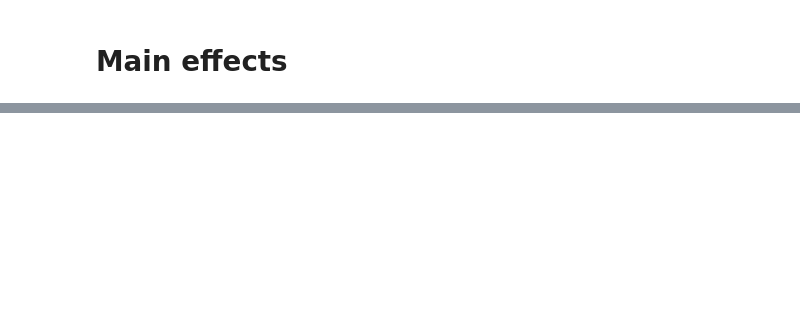
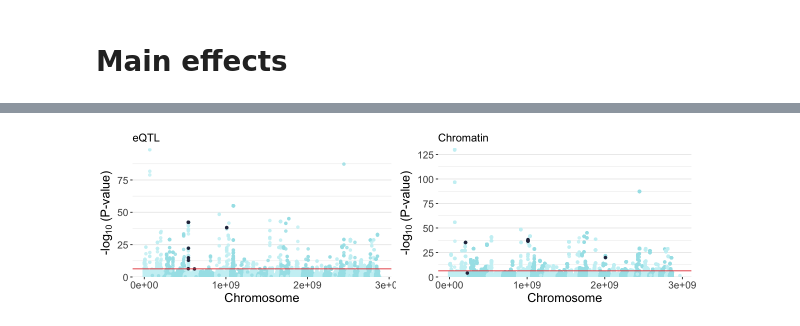
Before and after one commit to DianeDuroux/BiologicalEpistasis, a Jupyter notebook: doc/platform_bias.ipynb, the cells around one changed output, grey strips where cells are left out. Cells and saved outputs as stored; diff of their text form; code cells hidden in the pictures; blank space fills up the shorter version.

```diff
--- a/doc/platform_bias.ipynb
+++ b/doc/platform_bias.ipynb
@@ -68,0 +149,8 @@ Warning message:
+# %%
+gtf <- read_tsv('../data/gencode.v33.annotation.gtf', comment = '#', col_names = F) %>%
+    filter(X3 == 'gene') %>%
+    mutate(ensg = gsub('gene_id "', '', X9),
+           ensg = gsub('\\.[0-9]+".*', '', ensg),
+           chr = gsub('chr', '', X1) %>% as.numeric) %>%
+    rename(pos = X4) %>%
+    select(ensg, chr, pos)
@@ -68,0 +173,76 @@ Warning message:
+# %%
+mh_plot <- function(protocol, tag, mapping) {
+
+    gwais <- read_csv(paste0('../results/withBiofilter_filter/', protocol, '/sign_GenePairs_withoutThreshold.txt'),
+                      col_types = 'cdccd') %>%
+        separate(genePairs_names, into = c('gene_a', 'gene_b'), sep = ' ')
+    epi_genes <- gene2symbol$ensg[gene2symbol$symbol %in% c(gwais$gene_a, gwais$gene_b)] %>% unique
+
+    snp2gene <- read_tsv(paste0('~/projects/waffles/results/fuma_mapping/', mapping, '.tsv'),
+                         col_types = cols(.default = 'c')) %>%
+        inner_join(gtf, by = 'ensg') %>%
+        select(rsID, ensg, chr, pos)
+
+    don <- snp2gene %>%
+
+      # Compute chromosome size
+      group_by(chr) %>%
+      summarise(chr_len=max(pos)) %>%
+
+      # Calculate cumulative position of each chromosome
+      mutate(tot=cumsum(chr_len)-chr_len) %>%
+      select(-chr_len) %>%
+
+      # Add this info to the initial dataset
+      left_join(gwas, ., by='chr') %>%
+
+      # gene-level
+      inner_join(snp2gene, by = c('snp' = 'rsID'), suffix = c('_snp','_gene') ) %>%
+      group_by(ensg, chr_gene, pos_gene, tot) %>%
+      summarize(P = min(P)) %>%
+
+      # Add a cumulative position of each SNP
+      arrange(chr_gene, pos_gene) %>%
+      mutate(BPcum = pos_gene + tot,
+             epi_gene = ensg %in% epi_genes) %>%
+      rename(chr = chr_gene, pos = pos_gene)
+
+    bf_threshold <- .05 / (nrow(gwas))
+    y_lim <- max(-log10(don$P), na.rm = TRUE) + 1
+    axisdf <- don %>% group_by(chr) %>% summarize(center=( max(BPcum) + min(BPcum) ) / 2 )
+    n_main <- filter(gwas, selected == 'Yes') %>% nrow
+    n_epi <- length(epi_genes)
+
+    ggplot(don, aes(x=BPcum, y=-log10(P))) +
+
+        # Show all points
+        geom_point( aes(color=as.factor(chr)), alpha=0.8, size=1.3) +
+        scale_color_manual(values = rep(c("#cbf1f5", "#a6e3e9"), 22 )) +
+        geom_point(data = filter(don, epi_gene), color='#2b2e4a', size=1.3) +
+
+        # Add Bonferroni line
+        geom_hline(yintercept = -log10(bf_threshold), color = '#e84545') +
+
+        # custom X axis:
+#         scale_x_continuous( label = axisdf$chr, breaks= axisdf$center ) +
+        scale_y_continuous(expand = c(0, 0), limits = c(0, y_lim)) +  # remove space between plot area and x axis
+
+        # Custom the theme:
+        theme_bw() +
+        theme(
+          legend.position="none",
+          panel.border = element_blank(),
+          axis.title = element_text(size = 15),
+          axis.text = element_text(size = 12),
+          strip.text.y = element_text(size = 15),
+          panel.grid.major.x = element_blank(),
+          panel.grid.minor.x = element_blank()
+        ) +
+        labs(x = 'Chromosome', y = bquote('-log' [10] ~'(P-value)'),
+             title = tag)
+
+}
+
+options(repr.plot.width=10, repr.plot.height=3)
+plot_grid(mh_plot('eqtl', 'eQTL','eqtl_mapping'), mh_plot('chromatin', 'Chromatin', 'chromatin_interaction_mapping'))
+# %% [output]
@@ -68,0 +253 @@ Warning message:
+[figure, added]
```
Also changed, not shown: parts of 6 cells of this notebook, 13 other files.
